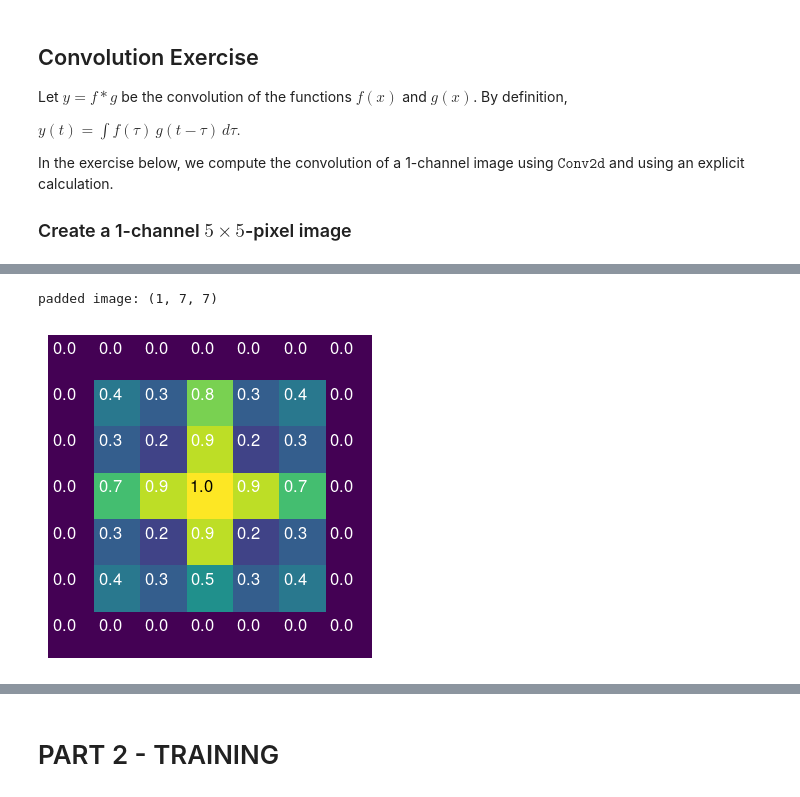
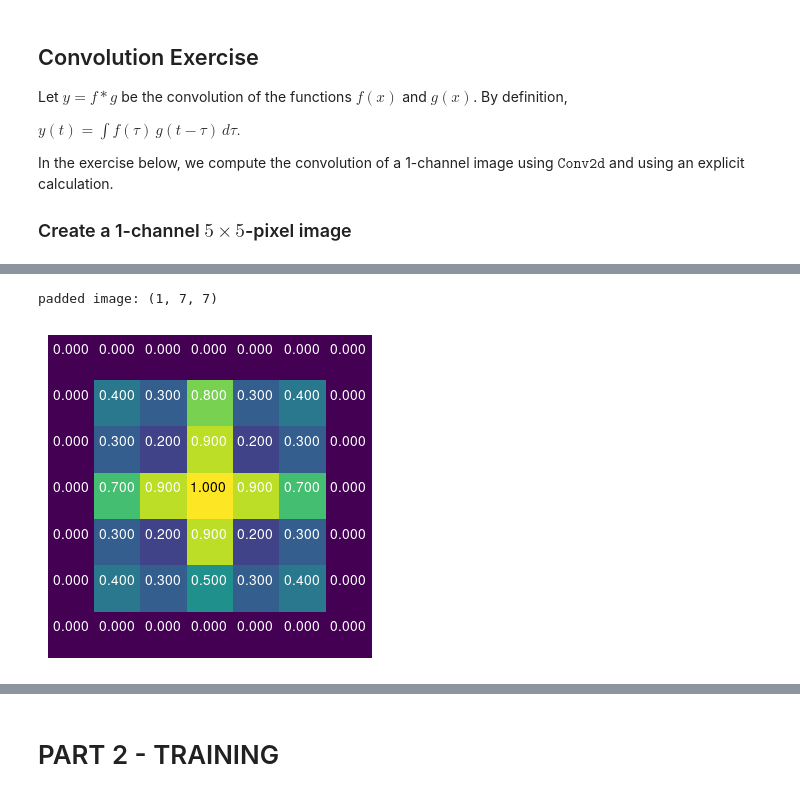
Before and after one commit to hbprosper/mlinphysics, a Jupyter notebook: Labs/04.CNN/tutorial_CNN.ipynb, the cells around one changed output, grey strips where cells are left out. Cells and saved outputs as stored; diff of their text form; code cells hidden in the pictures.

```diff
--- a/Labs/04.CNN/tutorial_CNN.ipynb
+++ b/Labs/04.CNN/tutorial_CNN.ipynb
@@ -204,7 +205,7 @@ def plot_image(image, fgsize=(3, 3), filename='image.png'):
                 c = 'black'
             else:
                 c = 'white'
-            ax.text(x, y, f'{z:3.1f}', color=c, fontsize=12)
+            ax.text(x, y, f'{z:5.3f}', color=c, fontsize=10)
     ax.axis('off')
     #fig.tight_layout()
     plt.savefig(filename)
@@ -284,24 +286,24 @@ Input shape must be (C, H, W)
 # %%
-def pad_image(image):
+def pad_image(image, padding=1):
     C, H, W = image.shape
 
     # pad vertically
-    padding = np.zeros(H).reshape(1, H, 1)
-    image   = np.concatenate((padding, image, padding), axis=2)
+    padding_t = np.zeros(H*padding).reshape(1, H, padding)
+    image     = np.concatenate((padding_t, image, padding_t), axis=2)
 
     # pad horizontally
-    padding = np.zeros(W+2).reshape(1, 1, W+2)
-    image   = np.concatenate((padding, image, padding), axis=1)
+    padding_t = np.zeros(padding*(W+2*padding)).reshape(1, padding, W+2*padding)
+    image     = np.concatenate((padding_t, image, padding_t), axis=1)
 
     return image
 
-padded_image = pad_image(image)
+padded_image = pad_image(image, padding=1)
 print('padded image:', padded_image.shape)
 
 # plot padded image
 C, H, W = image.shape
 figsize2 = figsize * (H+2)/H
 plot_image(padded_image, fgsize=figsize2, filename='padded_image.png')
 # %% [output]
 padded image: (1, 7, 7)
-[figure, old version]
+[figure, new version]
```
Also changed, not shown: parts of 28 cells of this notebook, 2 other files.
